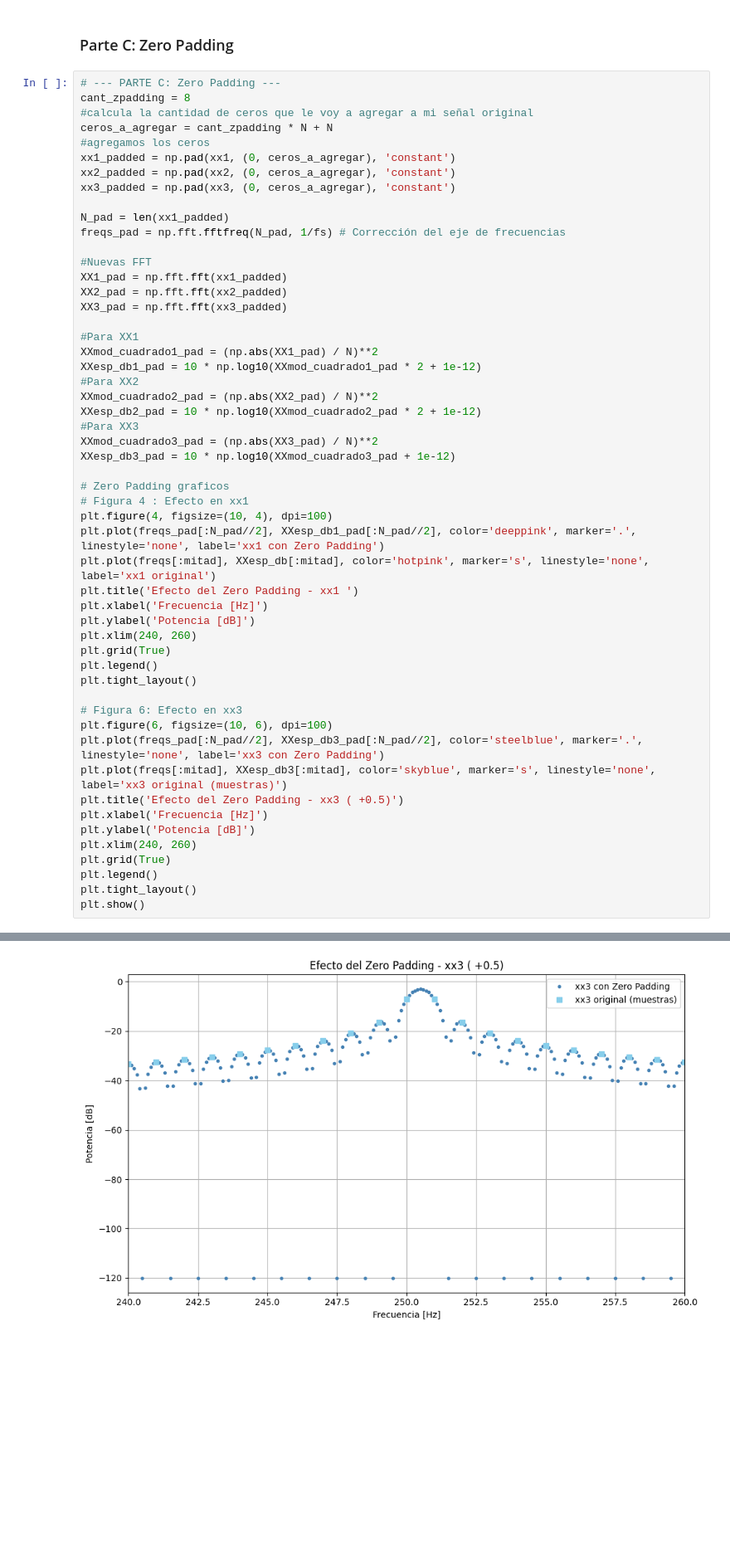
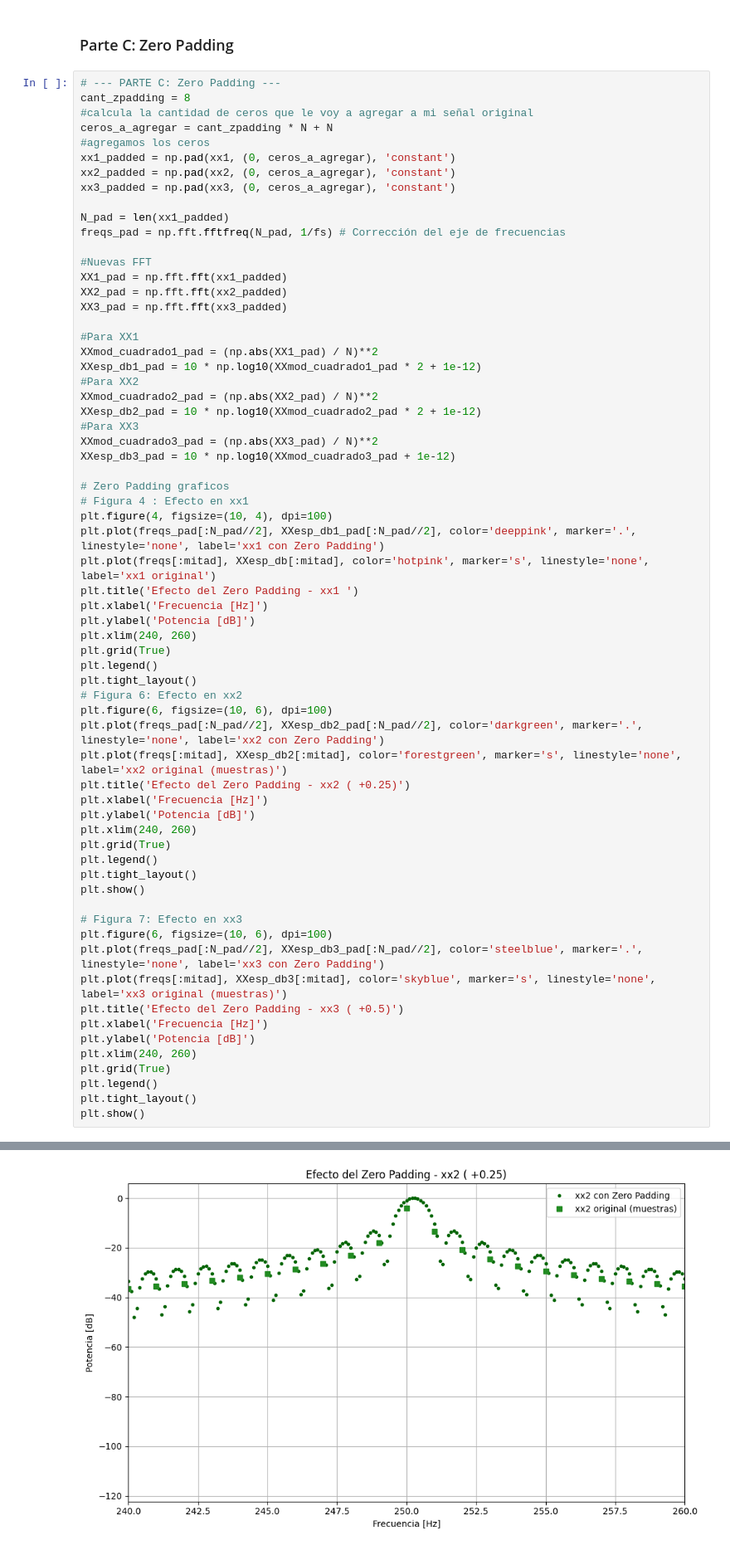
Before and after one commit to CATALINAWYNNE/Repositorio-APS, a Jupyter notebook: TS3.ipynb, the cells around one changed output, grey strips where cells are left out. Shown at 83% size. Drawn from its saved outputs; the diff is of its cells as text; blank space fills up the shorter version.

```diff
--- a/TS3.ipynb
+++ b/TS3.ipynb
@@ -180,32 +180,44 @@ XXesp_db2_pad = 10 * np.log10(XXmod_cuadrado2_pad * 2 + 1e-12)
 #Para XX3
 XXmod_cuadrado3_pad = (np.abs(XX3_pad) / N)**2
 XXesp_db3_pad = 10 * np.log10(XXmod_cuadrado3_pad + 1e-12)
 
 # Zero Padding graficos
 # Figura 4 : Efecto en xx1
 plt.figure(4, figsize=(10, 4), dpi=100)
 plt.plot(freqs_pad[:N_pad//2], XXesp_db1_pad[:N_pad//2], color='deeppink', marker='.', linestyle='none', label='xx1 con Zero Padding')
 plt.plot(freqs[:mitad], XXesp_db[:mitad], color='hotpink', marker='s', linestyle='none', label='xx1 original')
 plt.title('Efecto del Zero Padding - xx1 ')
 plt.xlabel('Frecuencia [Hz]')
 plt.ylabel('Potencia [dB]')
 plt.xlim(240, 260)
 plt.grid(True)
 plt.legend()
 plt.tight_layout()
+# Figura 6: Efecto en xx2
+plt.figure(6, figsize=(10, 6), dpi=100)
+plt.plot(freqs_pad[:N_pad//2], XXesp_db2_pad[:N_pad//2], color='darkgreen', marker='.', linestyle='none', label='xx2 con Zero Padding')
+plt.plot(freqs[:mitad], XXesp_db2[:mitad], color='forestgreen', marker='s', linestyle='none', label='xx2 original (muestras)')
+plt.title('Efecto del Zero Padding - xx2 ( +0.25)')
+plt.xlabel('Frecuencia [Hz]')
+plt.ylabel('Potencia [dB]')
+plt.xlim(240, 260)
+plt.grid(True)
+plt.legend()
+plt.tight_layout()
+plt.show()
 
-# Figura 6: Efecto en xx3
+# Figura 7: Efecto en xx3
 plt.figure(6, figsize=(10, 6), dpi=100)
 plt.plot(freqs_pad[:N_pad//2], XXesp_db3_pad[:N_pad//2], color='steelblue', marker='.', linestyle='none', label='xx3 con Zero Padding')
 plt.plot(freqs[:mitad], XXesp_db3[:mitad], color='skyblue', marker='s', linestyle='none', label='xx3 original (muestras)')
 plt.title('Efecto del Zero Padding - xx3 ( +0.5)')
 plt.xlabel('Frecuencia [Hz]')
 plt.ylabel('Potencia [dB]')
 plt.xlim(240, 260)
 plt.grid(True)
 plt.legend()
 plt.tight_layout()
 plt.show()
 # %% [output]
 [figure]
-[figure, old version]
+[figure, new version]
```
Also changed, not shown: parts of 1 cell of this notebook.
